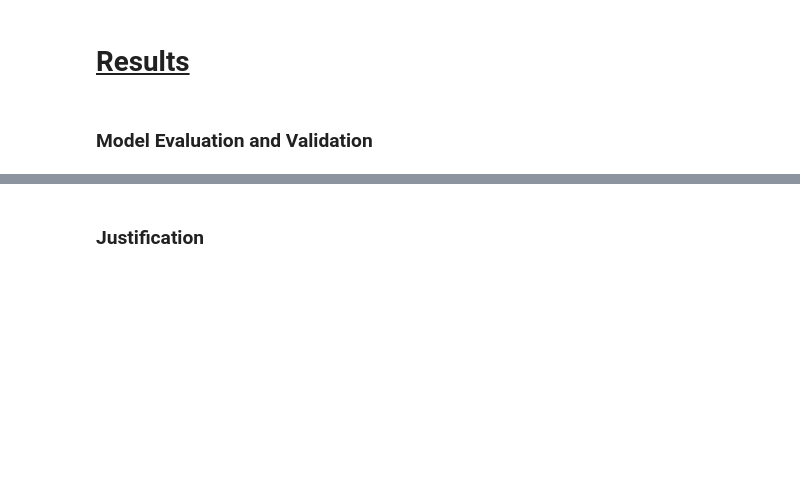
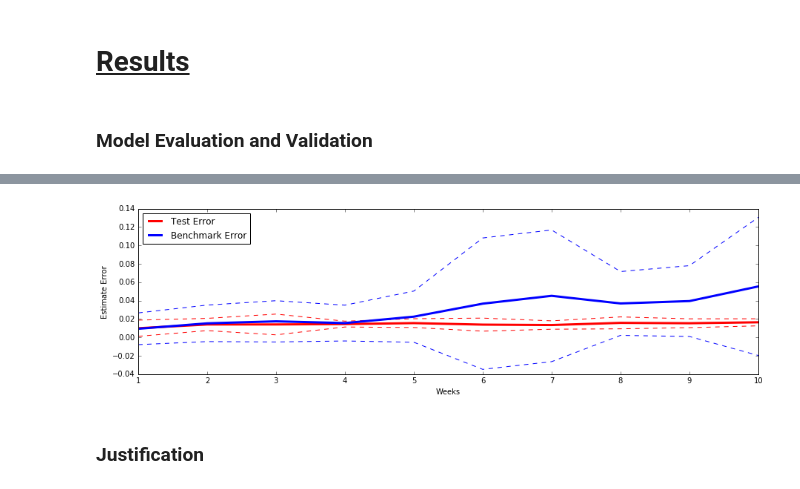
Before and after one commit to Seananigans/Finance, a Jupyter notebook: StockPredictor/FinalReport.ipynb, the cells around one changed output, grey strips where cells are left out. Drawn from its saved outputs; the diff is of its cells as text; code cells hidden in the pictures; blank space fills up the shorter version.

Commit message:
feat: Add analysis of error over time
feat: Add analysis of error over time

Added analysis of error over weekly horizons. Added plot to compare
benchmark against test error.

```diff
--- a/StockPredictor/FinalReport.ipynb
+++ b/StockPredictor/FinalReport.ipynb
@@ -209,3 +223,33 @@ Date
+# %%
+bench_list, error_list = [], []
+bench_std_list, error_std_list = [], []
+weeks = range(1,11)
+for week in weeks:
+    test = predict_spy_future(horizon=5*week)
+    error_list.append(test.mean(axis=0)[1])
+    bench_list.append(test.mean(axis=0)[2])
+    error_std_list.append(test.std(axis=0)[1])
+    bench_std_list.append(test.std(axis=0)[2])
+# %%
+error_upper_band = [mn + 3*std for mn, std in zip(error_list, error_std_list)]
+error_lower_band = [mn - 3*std for mn, std in zip(error_list, error_std_list)]
+bench_upper_band = [mn + 3*std for mn, std in zip(bench_list, bench_std_list)]
+bench_lower_band = [mn - 3*std for mn, std in zip(bench_list, bench_std_list)]
+# %%
+fig, ax = plt.subplots(figsize=(15,4))
+#
+test_error_plot, = plt.plot(weeks, error_list, 'r', lw=3)
+test_error_upper_plot, = plt.plot(weeks, error_upper_band, 'r--')
+test_error_lower_plot, = plt.plot(weeks, error_lower_band, 'r--')
+bench_error_plot, = plt.plot(weeks, bench_list, 'b', lw=3)
+bench_error_upper_plot, = plt.plot(weeks, bench_upper_band, 'b--')
+bench_error_lower_plot, = plt.plot(weeks, bench_lower_band, 'b--')
+plt.legend([test_error_plot, bench_error_plot], ["Test Error","Benchmark Error"], loc="upper left")
+plt.xlabel("Weeks")
+plt.ylabel("Estimate Error")
+plt.show()
+# %% [output]
+[figure, added]
 # %% [markdown]
 ### Justification
 # %% [markdown]
```
Also changed, not shown: parts of 5 cells of this notebook.
